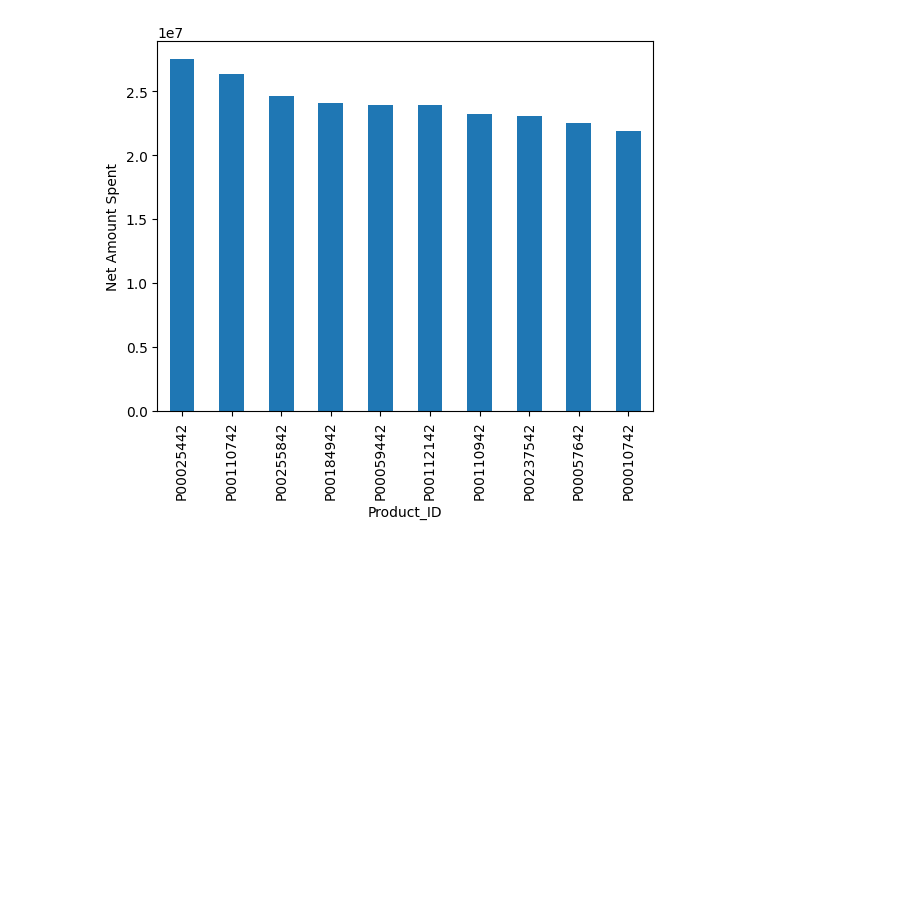
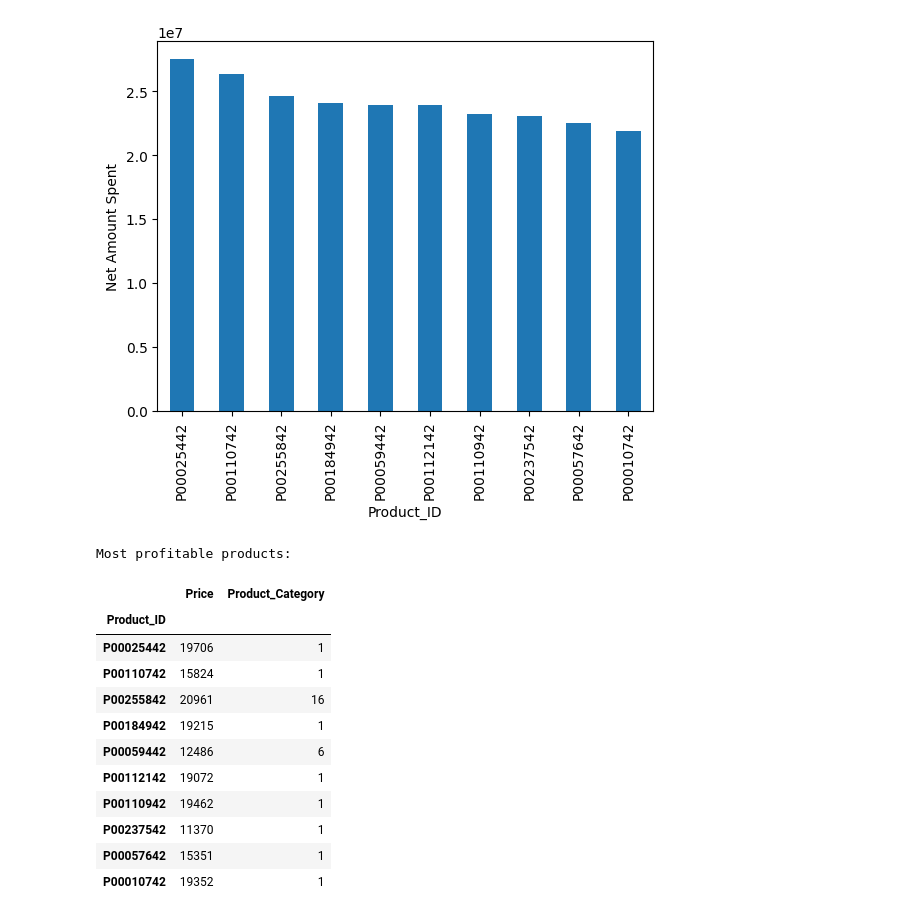
Before and after one commit to rishikeshpaulcode/Black-Friday-Sales-Analysis, a Jupyter notebook: black-friday-sales-analysis.ipynb, the cells around one changed output. Saved outputs shown, nothing was run; the diff lists cells and outputs as text; code cells hidden in the pictures; blank space fills up the shorter version.

```diff
--- a/black-friday-sales-analysis.ipynb
+++ b/black-friday-sales-analysis.ipynb
@@ -504,6 +504,24 @@ df.groupby(by='Product_ID')['Purchase'].sum().nlargest(10).sort_values(ascending
 <Axes: xlabel='Product_ID', ylabel='Net Amount Spent'>
 [figure]
 # %%
+print('Most profitable products:')
+
 df_products = df.groupby(by='Product_ID')
 most_profitable_products = df_products['Purchase'].sum().sort_values(ascending=False)[:10].index
-#...
+
+df_subset = df.drop_duplicates(subset=['Product_ID']).set_index('Product_ID').rename(columns={'Purchase': 'Price'})
+df_subset.loc[most_profitable_products, ['Price', 'Product_Category']]
+# %% [output]
+Most profitable products:
+|  | Price | Product_Category |
+| Product_ID |  |  |
+| P00025442 | 19706 | 1 |
+| P00110742 | 15824 | 1 |
+| P00255842 | 20961 | 16 |
+| P00184942 | 19215 | 1 |
+| P00059442 | 12486 | 6 |
+| P00112142 | 19072 | 1 |
+| P00110942 | 19462 | 1 |
+| P00237542 | 11370 | 1 |
+| P00057642 | 15351 | 1 |
+| P00010742 | 19352 | 1 |
```
